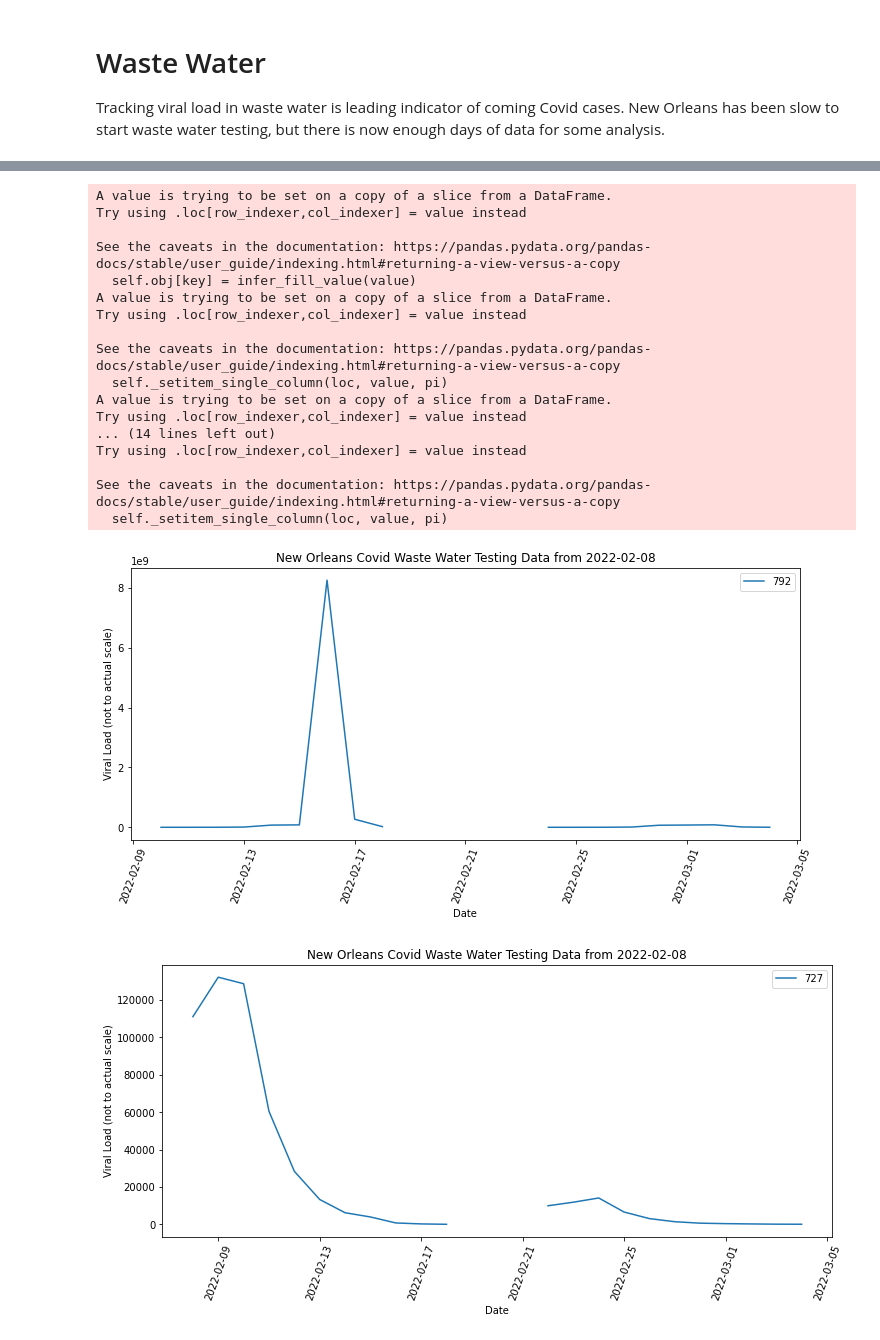
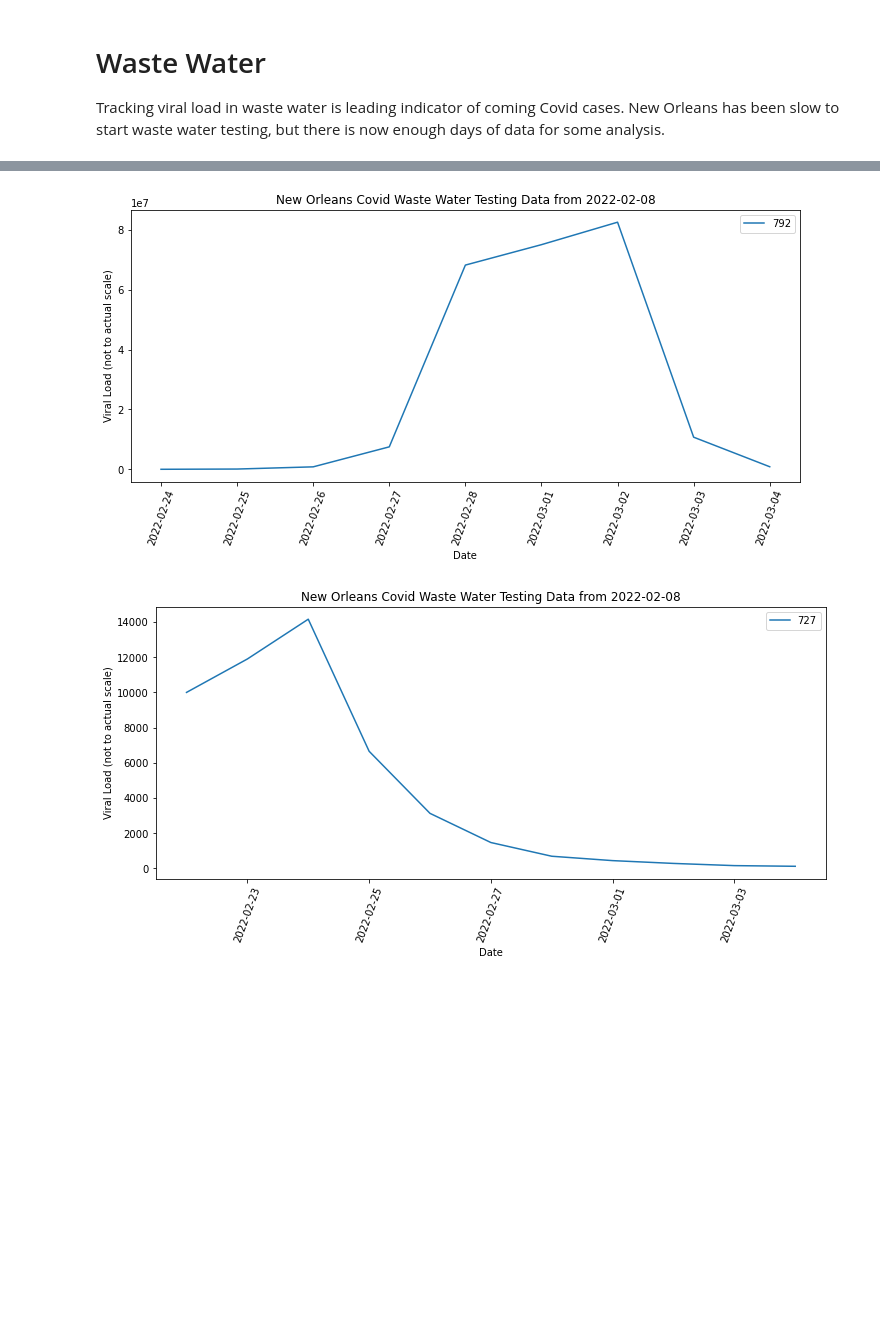
Before and after one commit to hwetsman/Waste_Water, a Jupyter notebook: New_Orleans_Covid_Wastewater_Analysis.ipynb, the cells around one changed output, grey strips where cells are left out. Cells and saved outputs as stored; diff of their text form; code cells hidden in the pictures; blank space fills up the shorter version.

```diff
--- a/New_Orleans_Covid_Wastewater_Analysis.ipynb
+++ b/New_Orleans_Covid_Wastewater_Analysis.ipynb
@@ -50,6 +50,8 @@ for plant in plants:
 for plant in plant_dict:
     dfa = plant_dict.get(plant)
     dfa.reset_index(drop=True, inplace=True)
+    dfb=dfa.copy()
+    print(dfa)
 
     #is there enough data to move forward?
     enough = Is_Enough(dfa)
@@ -61,33 +63,33 @@ for plant in plant_dict:
     idx_first = dfa[dfa.date_start == dfa.date_end.min()].index[0]
     for i in range(idx_first, dfa.index.max()+1, 1):
         if i == idx_first:
-            dfa.loc[i, 'start_quantity'] = 10000
+            dfb.loc[i, 'start_quantity'] = 10000
         else:
-            base = dfa.loc[i-1, 'start_quantity']
+            base = dfb.loc[i-1, 'start_quantity']
             percent_change = dfa.loc[i, 'ptc_15d']
             if percent_change == -100:
                 percent_change = -99
             delta = percent_change/100*base
             new_total = base+delta
-            dfa.loc[i, 'start_quantity'] = int(new_total)
+            dfb.loc[i, 'start_quantity'] = int(new_total)
 
     # infer old values
-    to_calculate = dfa[~dfa.start_quantity.isna()].date_start.tolist()
-    print(dfa)
-    for dat in to_calculate:
-        calc_idx = dfa[dfa.date_end == dat].index[0]
-        base_idx = dfa[dfa.date_start == dat].index[0]
-        change_factor = dfa.loc[calc_idx, 'ptc_15d']
-        if change_factor == -100:
-            change_factor = -99
-        base = dfa.loc[base_idx, 'start_quantity']
-        start_amt = base/(1+(change_factor/100))
-        dfa.loc[calc_idx, 'start_quantity'] = start_amt
+#     to_calculate = dfa[~dfa.start_quantity.isna()].date_start.tolist()
+#     print(dfa)
+#     for dat in to_calculate:
+#         calc_idx = dfa[dfa.date_end == dat].index[0]
+#         base_idx = dfa[dfa.date_start == dat].index[0]
+#         change_factor = dfa.loc[calc_idx, 'ptc_15d']
+#         if change_factor == -100:
+#             change_factor = -99
+#         base = dfa.loc[base_idx, 'start_quantity']
+#         start_amt = base/(1+(change_factor/100))
+#         dfa.loc[calc_idx, 'start_quantity'] = start_amt
 
     # create figure
     fig = plt.figure(figsize=(12, 5))
-    X = dfa.date_start.tolist()
-    Y = dfa.start_quantity.tolist()
+    X = dfb.date_start.tolist()
+    Y = dfb.start_quantity.tolist()
     plt.plot(X, Y,label=plant)
     plt.title(f'New Orleans Covid Waste Water Testing Data from {first_day}')
     plt.xlabel('Date')
@@ -115,19 +117,2 @@ for plant in plant_dict:
-A value is trying to be set on a copy of a slice from a DataFrame.
-Try using .loc[row_indexer,col_indexer] = value instead
-
-See the caveats in the documentation: https://pandas.pydata.org/pandas-docs/stable/user_guide/indexing.html#returning-a-view-versus-a-copy
-  self.obj[key] = infer_fill_value(value)
-A value is trying to be set on a copy of a slice from a DataFrame.
-Try using .loc[row_indexer,col_indexer] = value instead
-
-See the caveats in the documentation: https://pandas.pydata.org/pandas-docs/stable/user_guide/indexing.html#returning-a-view-versus-a-copy
-  self._setitem_single_column(loc, value, pi)
-A value is trying to be set on a copy of a slice from a DataFrame.
-Try using .loc[row_indexer,col_indexer] = value instead
-... (14 lines left out)
-Try using .loc[row_indexer,col_indexer] = value instead
-
-See the caveats in the documentation: https://pandas.pydata.org/pandas-docs/stable/user_guide/indexing.html#returning-a-view-versus-a-copy
-  self._setitem_single_column(loc, value, pi)
-[figure, old version]
+[figure, new version]
-[figure, old version]
+[figure, new version]
```
Also changed, not shown: parts of 3 cells of this notebook.
